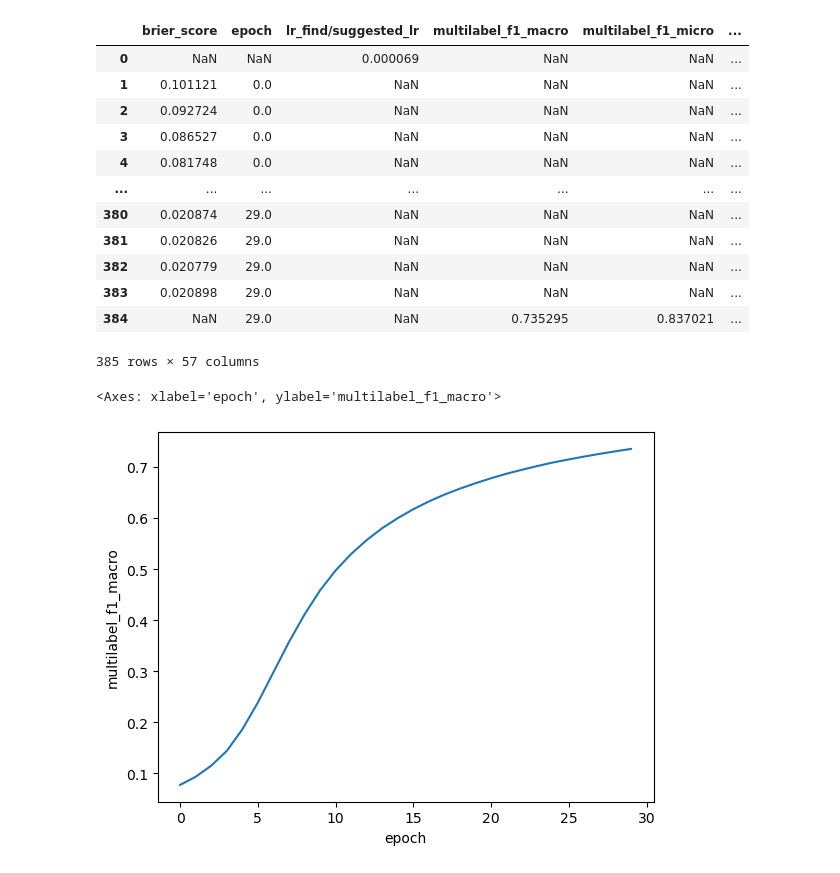
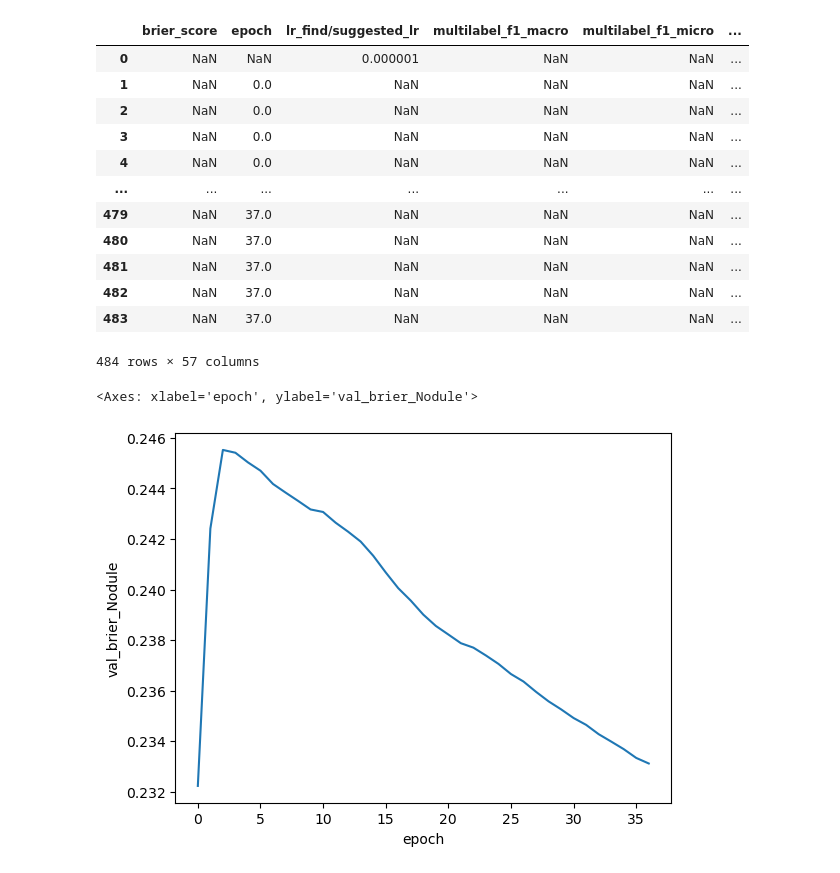
Before and after one commit to foxojs/nih_cxr_project, a Jupyter notebook: data_exploration/Untitled.ipynb, the cells around one changed output. Saved outputs shown, nothing was run; the diff lists cells and outputs as text; code cells hidden in the pictures.

```diff
--- a/data_exploration/Untitled.ipynb
+++ b/data_exploration/Untitled.ipynb
@@ -3,7 +3,7 @@ import pandas as pd
 import seaborn as sns
 import matplotlib.pyplot as plt
 # %%
-metrics_path = "/rds/general/user/ojf24/home/ml_project/vit_pretrained_fine_tune/tensorboard_logs/nih_cxr_pretrained_vit/version_15"
+metrics_path = "/rds/general/user/ojf24/home/ml_project/vit_pretrained_fine_tune/tensorboard_logs/nih_cxr_pretrained_vit/version_16"
 
 
 training_metrics = pd.read_csv(f"{metrics_path}/metrics.csv")
@@ -12,23 +12,23 @@ training_metrics = pd.read_csv(f"{metrics_path}/metrics.csv")
 training_metrics
 # %% [output]
 |  | brier_score | epoch | lr_find/suggested_lr | multilabel_f1_macro | multilabel_f1_micro | ... |
-| 0 | NaN | NaN | 0.000069 | NaN | NaN | ... |
-| 1 | 0.101121 | 0.0 | NaN | NaN | NaN | ... |
-| 2 | 0.092724 | 0.0 | NaN | NaN | NaN | ... |
-| 3 | 0.086527 | 0.0 | NaN | NaN | NaN | ... |
-| 4 | 0.081748 | 0.0 | NaN | NaN | NaN | ... |
+| 0 | NaN | NaN | 0.000001 | NaN | NaN | ... |
+| 1 | NaN | 0.0 | NaN | NaN | NaN | ... |
+| 2 | NaN | 0.0 | NaN | NaN | NaN | ... |
+| 3 | NaN | 0.0 | NaN | NaN | NaN | ... |
+| 4 | NaN | 0.0 | NaN | NaN | NaN | ... |
 | ... | ... | ... | ... | ... | ... | ... |
-| 380 | 0.020874 | 29.0 | NaN | NaN | NaN | ... |
-| 381 | 0.020826 | 29.0 | NaN | NaN | NaN | ... |
-| 382 | 0.020779 | 29.0 | NaN | NaN | NaN | ... |
-| 383 | 0.020898 | 29.0 | NaN | NaN | NaN | ... |
-| 384 | NaN | 29.0 | NaN | 0.735295 | 0.837021 | ... |
+| 479 | NaN | 37.0 | NaN | NaN | NaN | ... |
+| 480 | NaN | 37.0 | NaN | NaN | NaN | ... |
+| 481 | NaN | 37.0 | NaN | NaN | NaN | ... |
+| 482 | NaN | 37.0 | NaN | NaN | NaN | ... |
+| 483 | NaN | 37.0 | NaN | NaN | NaN | ... |
-385 rows × 57 columns
+484 rows × 57 columns
 # %%
-sns.lineplot(data = training_metrics, y = "multilabel_f1_macro", x = "epoch")
+sns.lineplot(data = training_metrics, y = "val_brier_Nodule", x = "epoch")
 # %% [output]
-<Axes: xlabel='epoch', ylabel='multilabel_f1_macro'>
+<Axes: xlabel='epoch', ylabel='val_brier_Nodule'>
-[figure, old version]
+[figure, new version]
 # %%
 
 plt.figure(figsize = (20, 20))
```
Also changed, not shown: parts of 1 cell of this notebook, 1 other file.
